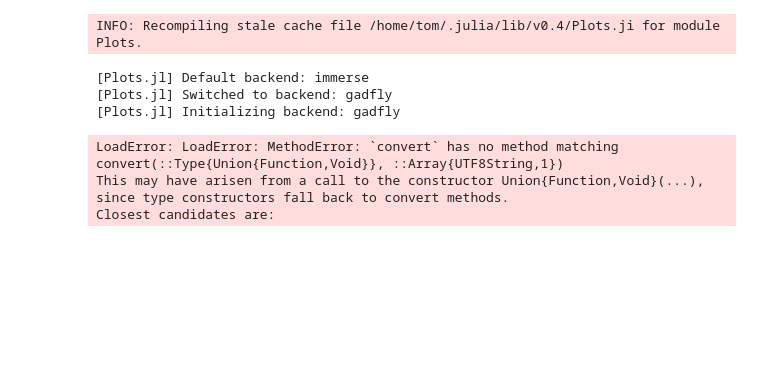
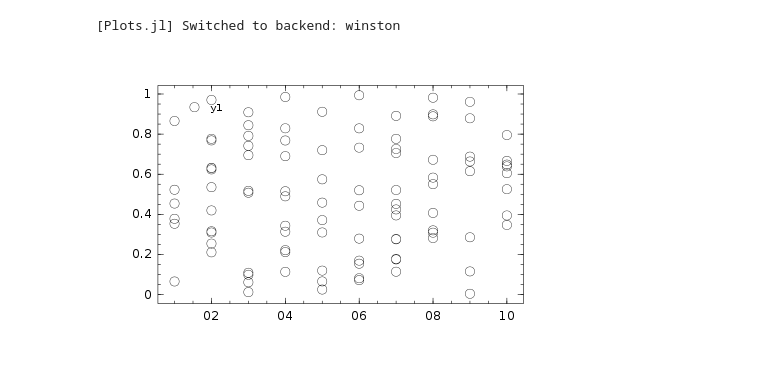
Before and after one commit to JuliaPlots/Plots.jl, a Jupyter notebook: examples/ticks_and_limits.ipynb, the cells around one changed output. Drawn from its saved outputs; the diff is of its cells as text; code cells hidden in the pictures; blank space fills up the shorter version.

Commit message:
winston lims

```diff
--- a/examples/ticks_and_limits.ipynb
+++ b/examples/ticks_and_limits.ipynb
@@ -1,16 +1,10 @@
 # %%
 using Plots, StatsBase
-gadfly()
+winston()
 xstr = [@sprintf("x%02d",i) for i in 1:10]
 x = sort(sample(xstr, 100))
 y = rand(length(x))
 scatter(x,y)
 # %% [output]
-INFO: Recompiling stale cache file /home/tom/.julia/lib/v0.4/Plots.ji for module Plots.
+[Plots.jl] Switched to backend: winston
-[Plots.jl] Default backend: immerse
-[Plots.jl] Switched to backend: gadfly
-[Plots.jl] Initializing backend: gadfly
-LoadError: LoadError: MethodError: `convert` has no method matching convert(::Type{Union{Function,Void}}, ::Array{UTF8String,1})
-This may have arisen from a call to the constructor Union{Function,Void}(...),
-since type constructors fall back to convert methods.
-Closest candidates are:
+[figure, added]
```
Also changed, not shown: parts of 1 cell of this notebook, 2 other files.
